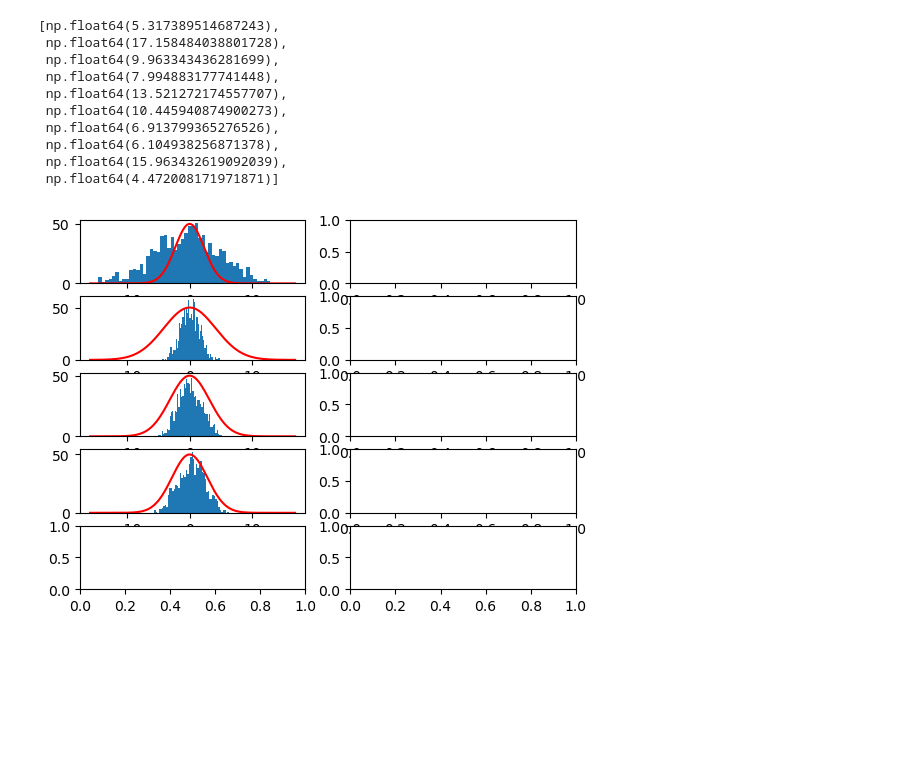
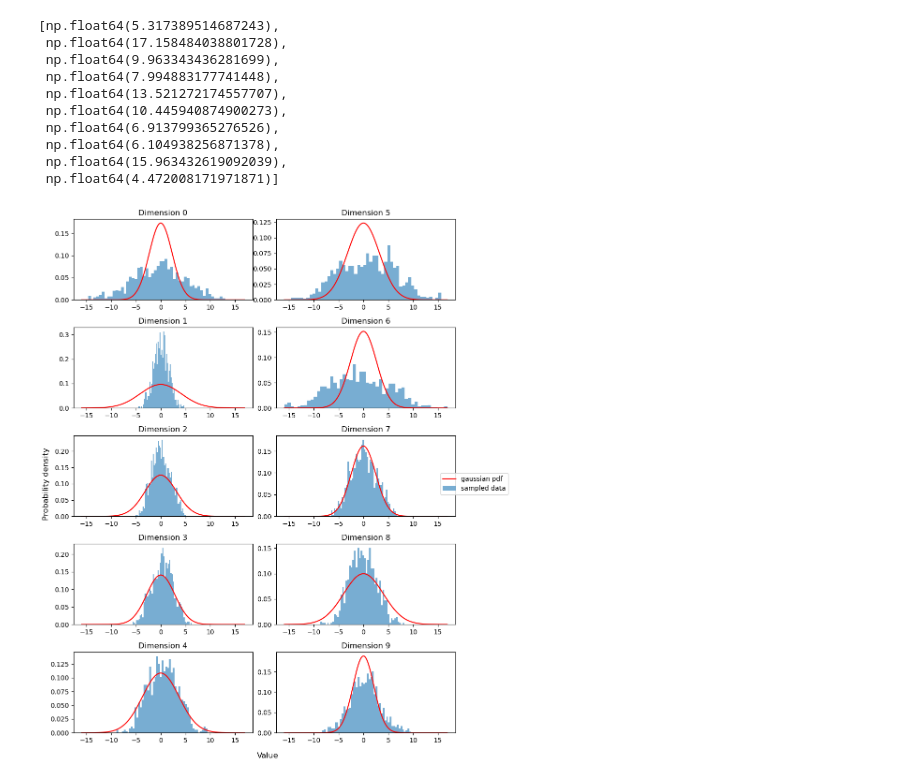
Before and after one commit to Mattia-Ponchio/Inference_Project, a Jupyter notebook: NUTS_test.ipynb, the cells around one changed output. Saved outputs shown, nothing was run; the diff lists cells and outputs as text; code cells hidden in the pictures; blank space fills up the shorter version.

Commit message:
Graphical representation of the single variables distribution. Use the NUTS_generalize.ipynb as kernel for the NUTS_test.ipynb

```diff
--- a/NUTS_test.ipynb
+++ b/NUTS_test.ipynb
@@ -243,20 +209,38 @@ th_var_k
  np.float64(15.963432619092039),
  np.float64(4.472008171971871)]
 # %%
+import numpy as np
+import matplotlib.pyplot as plt
+import math
+
 x = np.linspace(samples.min(), samples.max(), 1000)
 
-#plt.figure(figsize=(5, 2.7), layout='constrained')
+fig, axs = plt.subplots(5, 2, figsize=(10, 12))
 
-fig, axs = plt.subplots(5, 2)
+for j in range(2):        # colonne
+    for i in range(5):    # righe
 
-for j in range(1):
-    for i in range(4):
-        if j==0:
-            # The theorical posterior from which we want to sample data is a gaussian with mean 0 and var_i = A[i,i]
-            axs[i,j].plot(x, 50*np.exp(-(0.5)*(x**2)/th_var_k[i]), label='gaussian pdf', color='red')
-            axs[i,j].hist(samples.T[i], bins=50, label='sampled data')
-        else:
-            axs[i,j].plot(x, 50*np.exp(-(0.5)*(x**2)/th_var_k[i+5]), label='gaussian pdf', color='red')
-            axs[i,j].hist(samples.T[i+5], bins=50, label='sampled data')
+        k = i + 5*j       # indice globale della variabile (0..9)
+
+        var = th_var_k[k]
+        norm_factor = 1 / math.sqrt(2 * np.pi * var)
+        pdf = norm_factor * np.exp(-(x**2) / (2 * var))
+
+        axs[i, j].plot(x, pdf, color='red', label='gaussian pdf')
+        axs[i, j].hist(samples.T[k], bins=50, density=True, alpha=0.6, label='sampled data')
+
+        axs[i, j].set_title(f"Dimension {k}")
+
+# --- LEGENDA UNICA ---
+handles, labels = axs[0,0].get_legend_handles_labels()
+fig.legend(handles, labels, loc='center right', bbox_to_anchor=(1.02, 0.5))
+
+# --- ETICHETTE GLOBALI ---
+fig.supxlabel("Value")
+fig.supylabel("Probability density")
+
+plt.tight_layout()
+plt.subplots_adjust(right=0.9)
+plt.show()
 # %% [output]
-[figure, old version]
+[figure, new version]
```
Also changed, not shown: parts of 4 cells of this notebook.
